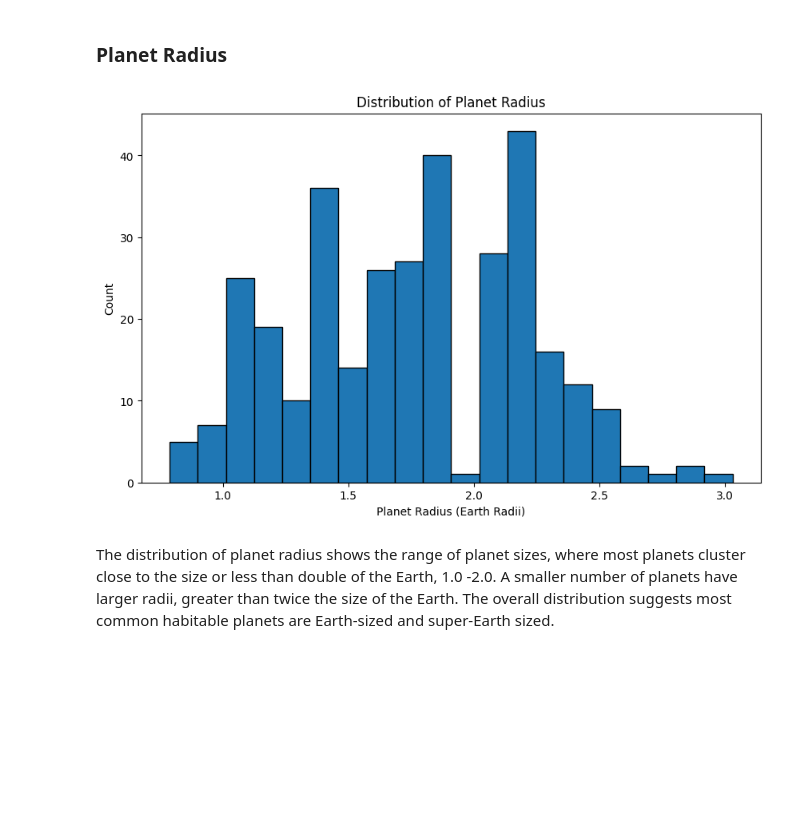
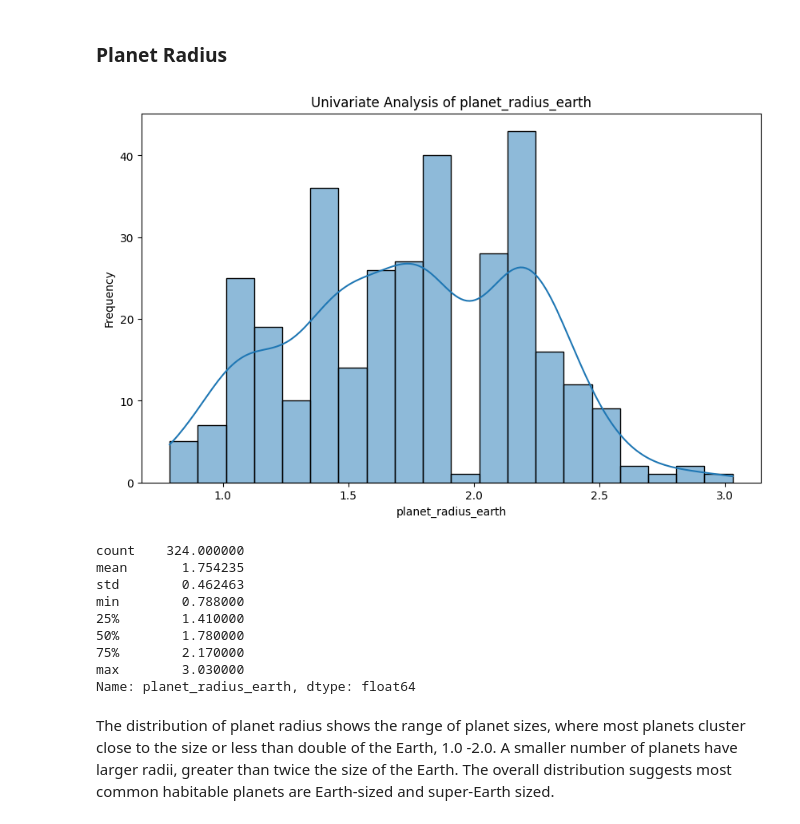
Before and after one commit to joshreisinger17-Data/Exoplanet-Habitability-Prediction, a Jupyter notebook: capstone.ipynb, the cells around one changed output. Cells and saved outputs as stored; diff of their text form; code cells hidden in the pictures; blank space fills up the shorter version.

Commit message:
Added Uni and Bi variate Methods

```diff
--- a/capstone.ipynb
+++ b/capstone.ipynb
@@ -588,4 +588,15 @@ merged_planets.describe()
 ## Univariate Analysis
 # %% [markdown]
 ### Earth Similarity Index (ESI)
+# %%
+# Create Univariate Method
+def univariate_analysis(df, column):
+    plt.figure(figsize=(10, 6))
+    sns.histplot(df[column], bins=20, kde=True)
+    plt.title(f'Univariate Analysis of {column}')
+    plt.xlabel(column)
+    plt.ylabel('Frequency')
+    plt.show()
+
+    print(df[column].describe())
 # %%
@@ -602,14 +618,19 @@ The Earth Similarity Index (ESI) distribution is concentrated approximately in t
 # %% [markdown]
 ### Planet Radius
 # %%
-plt.figure(figsize=(10, 6))
-plt.hist(merged_planets['planet_radius_earth'], bins=20, edgecolor='black')
-plt.xlabel('Planet Radius (Earth Radii)')
-plt.ylabel('Count')
-plt.title('Distribution of Planet Radius')
-plt.show()
+# Call Univariate method for Planet Radius
+univariate_analysis(merged_planets, 'planet_radius_earth')
 # %% [output]
-[figure, old version]
+[figure, new version]
+count    324.000000
+mean       1.754235
+std        0.462463
+min        0.788000
+25%        1.410000
+50%        1.780000
+75%        2.170000
+max        3.030000
+Name: planet_radius_earth, dtype: float64
 # %% [markdown]
 The distribution of planet radius shows the range of planet sizes, where most planets cluster close to the size or less than double of the Earth, 1.0 -2.0. A smaller number of planets have larger radii, greater than twice the size of the Earth. The overall distribution suggests most common habitable planets are Earth-sized and super-Earth sized.
 # %% [markdown]
```
Also changed, not shown: parts of 9 cells of this notebook.
